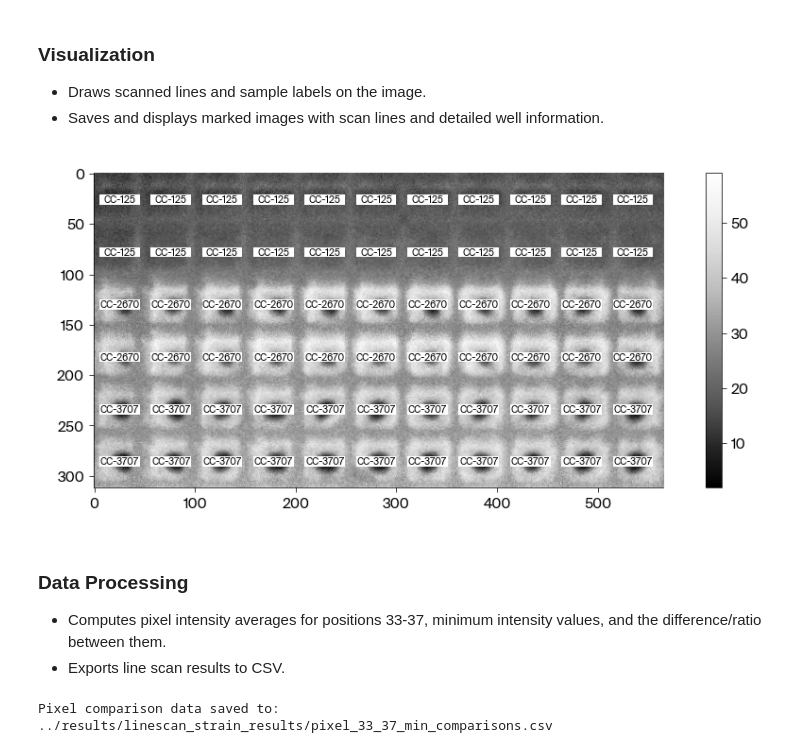
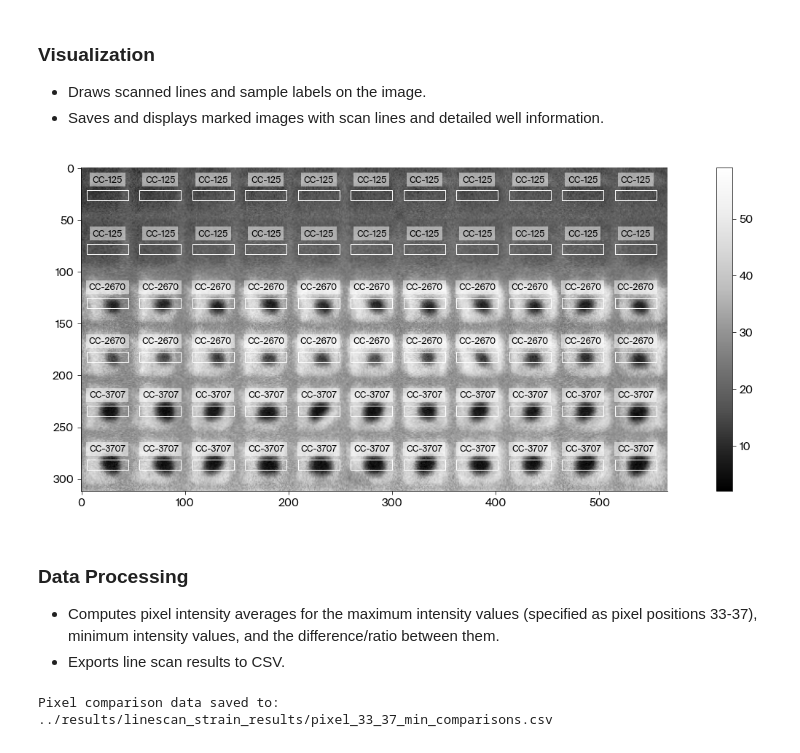
Before and after one commit to Arcadia-Science/2024-chlamy-mutant-motility-pub, a Jupyter notebook: notebooks/1_vbottom-motility-linescan.ipynb, the cells around one changed output. Drawn from its saved outputs; the diff is of its cells as text; code cells hidden in the pictures.

Commit message:
Partial cleanup of v-bottom well motility assay analysis

```diff
--- a/notebooks/1_vbottom-motility-linescan.ipynb
+++ b/notebooks/1_vbottom-motility-linescan.ipynb
@@ -144,36 +148,50 @@ for _i, (center_y, center_x) in enumerate(well_centers):
 labels = [
     ["CC-125"] * num_cols,
     ["CC-125"] * num_cols,
     ["CC-2670"] * num_cols,
     ["CC-2670"] * num_cols,
     ["CC-3707"] * num_cols,
     ["CC-3707"] * num_cols,
 ]
 flat_labels = [label for row in labels for label in row]
 
 # Create figure
-fig, ax = plt.subplots(figsize=(16, 6))
+fig, ax = plt.subplots(figsize=(24, 8))
 
 # Plot plate image
 im = ax.imshow(image, cmap="Greys_r")
 fig.colorbar(im)
 
 # Loop through each well
+i = 0
 for well_center, label in zip(well_centers, flat_labels, strict=True):
     # Annotate the region that the intensity was scanned
     anchor_point = (well_center[1] - scan_length / 2, well_center[0] - scan_width / 2)
-    scan_region = Rectangle(xy=anchor_point, width=scan_length, height=scan_width, color="white")
+    scan_region = Rectangle(
+        xy=anchor_point,
+        width=scan_length,
+        height=scan_width,
+        linewidth=1,
+        edgecolor="white",
+        facecolor="none",
+    )
     ax.add_patch(scan_region)
 
-    # Annotate each well with strain name
+    # Annotate each region with the strain name
     ax.text(
         x=well_center[1],
-        y=well_center[0],
+        y=well_center[0] - 15,
         s=label,
         ha="center",
         va="center",
-        fontsize=10,
+        fontsize=12,
         color="black",
+        bbox={"facecolor": "white", "alpha": 0.5},
     )
+
+    i += 1
+
+image_path = "../results/linescan_strain_results/vbottom_wells_annotated.png"
+apc.mpl.save_figure(image_path)
 # %% [output]
-[figure, old version]
+[figure, new version]
@@ -238,6 +198,6 @@ for well_center, label in zip(well_centers, flat_labels, strict=True):
 # %% [markdown]
 ### Data Processing
-   - Computes pixel intensity averages for positions 33-37, minimum intensity values, and the difference/ratio between them.
+   - Computes pixel intensity averages for the maximum intensity values (specified as pixel positions 33-37), minimum intensity values, and the difference/ratio between them.
    - Exports line scan results to CSV.
 # %%
 # Define end tail of the line scan where only motile cells will be
```
Also changed, not shown: parts of 10 cells of this notebook, 10 other files.
